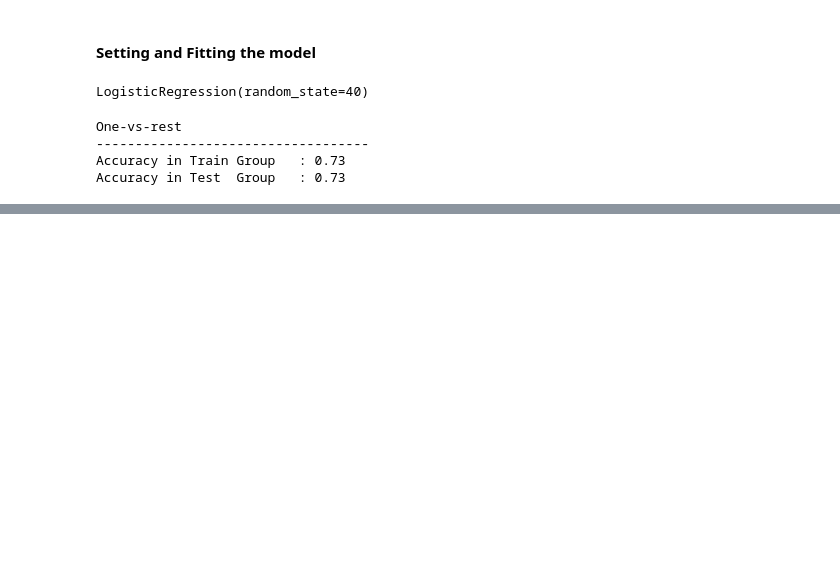
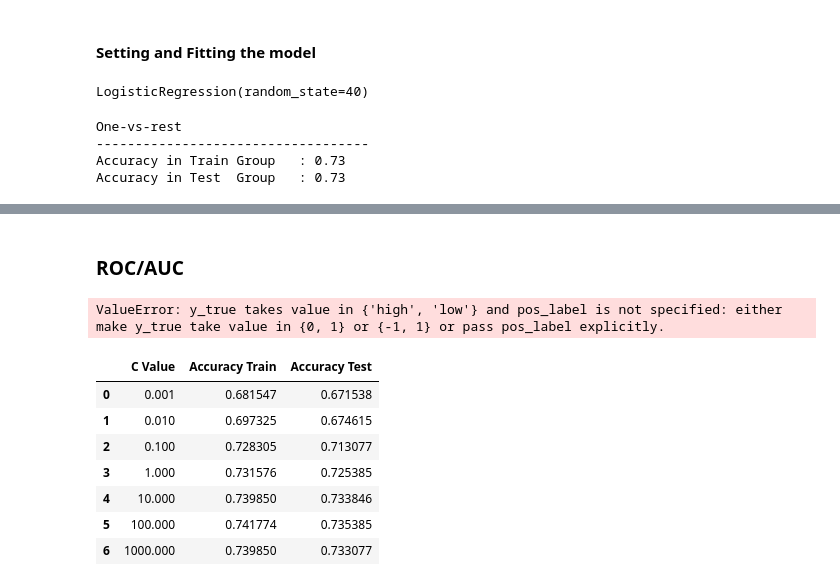
Before and after one commit to Sargundeep/ML_Cheat_Sheet, a Jupyter notebook: Logistic Regression/Logistic Regression.ipynb, the cells around one changed output, grey strips where cells are left out. Cells and saved outputs as stored; diff of their text form; code cells hidden in the pictures; blank space fills up the shorter version.

```diff
--- a/Logistic Regression/Logistic Regression.ipynb
+++ b/Logistic Regression/Logistic Regression.ipynb
@@ -240,0 +402,48 @@ sns.heatmap(conf_matrix,annot=True,fmt=".0f")
+# %% [markdown]
+### ROC/AUC
+# %%
+probs = quality_pred.predict_proba(X_test)[:,1]  #Predict probabilities for the test data
+
+from sklearn.metrics import roc_curve, roc_auc_score
+
+fpr, tpr, thresholds  = roc_curve(y_test, probs) #Get the ROC Curve
+
+
+import matplotlib.pyplot as plt
+
+
+plt.figure(figsize=(8,5))
+# Plot ROC curve
+plt.plot([0, 1], [0, 1], 'k--')
+plt.plot(fpr, tpr)
+plt.xlabel('False Positive Rate = 1 - Specificity Score')
+plt.ylabel('True Positive Rate  = Recall Score')
+plt.title('ROC Curve')
+plt.show()
+# %% [output]
+ValueError: y_true takes value in {'high', 'low'} and pos_label is not specified: either make y_true take value in {0, 1} or {-1, 1} or pass pos_label explicitly.
+# %%
+C_values = [0.001,0.01,0.1,1,10,100, 1000]
+accuracy_df = pd.DataFrame(columns = ['C_values','Accuracy'])
+
+accuracy_values = pd.DataFrame(columns=['C Value', 'Accuracy Train', 'Accuracy Test'])
+
+for c in C_values:
+
+    # Apply logistic regression model to training data
+    lr = LogisticRegression(penalty = 'l2', C = c, random_state = 0)
+    lr.fit(X_train,y_train)
+    accuracy_values = accuracy_values.append({'C Value': c,
+                                                    'Accuracy Train' : lr.score(X_train, y_train),
+                                                    'Accuracy Test': lr.score(X_test, y_test)
+                                                    }, ignore_index=True)
+display(accuracy_values)
+# %% [output]
+|  | C Value | Accuracy Train | Accuracy Test |
+| 0 | 0.001 | 0.681547 | 0.671538 |
+| 1 | 0.010 | 0.697325 | 0.674615 |
+| 2 | 0.100 | 0.728305 | 0.713077 |
+| 3 | 1.000 | 0.731576 | 0.725385 |
+| 4 | 10.000 | 0.739850 | 0.733846 |
+| 5 | 100.000 | 0.741774 | 0.735385 |
+| 6 | 1000.000 | 0.739850 | 0.733077 |
```
Also changed, not shown: parts of 28 cells of this notebook, 2 other files.
